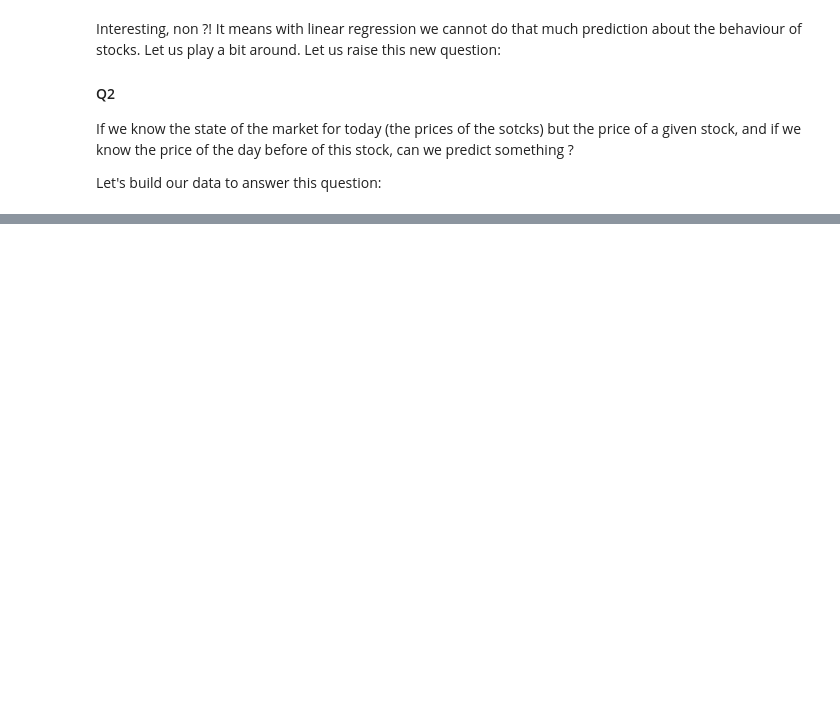
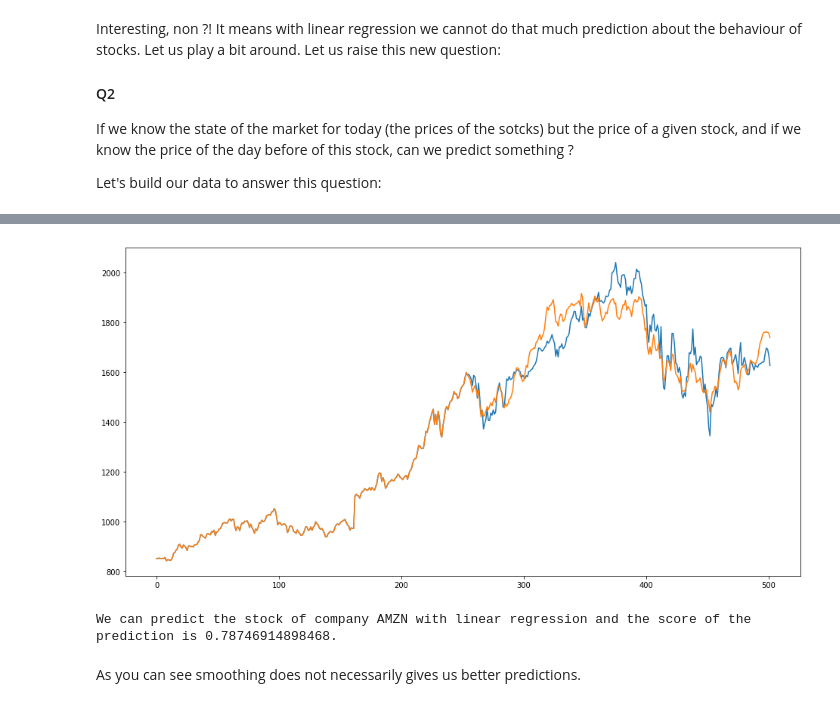
Before and after one commit to SaeedHK/stockML, a Jupyter notebook: JSONReadingOnline.ipynb, the cells around one changed output, grey strips where cells are left out. Cells and saved outputs as stored; diff of their text form; code cells hidden in the pictures; blank space fills up the shorter version.

```diff
--- a/JSONReadingOnline.ipynb
+++ b/JSONReadingOnline.ipynb
@@ -139,0 +143,24 @@ We can predict the stock of company AAPL with linear regression and the score of
+# %%
+def smoothing (price , k=10):
+    priceSmoothed = np.empty_like (price)
+    for i in range (len (price)):
+        priceSmoothed [i] = np.average ( price[i: min(i+k ,len (price))] )
+    return priceSmoothed
+def smoothingMatrix (X , k=10):
+    XSmoothed = np.empty_like (X)
+
+    for col in range ( X.shape[1]):
+        XSmoothed[:,col] = smoothing (X[:,col] , k)
+    return XSmoothed
+# %%
+name = 'AMZN'
+y = np.array ( df.loc[:,[name]] )
+X = np.array ( df.loc[:,[company for company in NasDaq if company !=name]] )
+smoothingcoef = 1
+XSmoothed , ySmoothed = smoothingMatrix(X,k=smoothingcoef) , smoothingMatrix(y,k=smoothingcoef)
+myLaggedLR (XSmoothed , ySmoothed , name , k=1)
+# %% [output]
+[figure, added]
+We can predict the stock of company AMZN with linear regression and the score of the prediction is 0.78746914898468.
+# %% [markdown]
+As you can see smoothing does not necessarily gives us better predictions.
```
Also changed, not shown: parts of 6 cells of this notebook, 2 other files.
